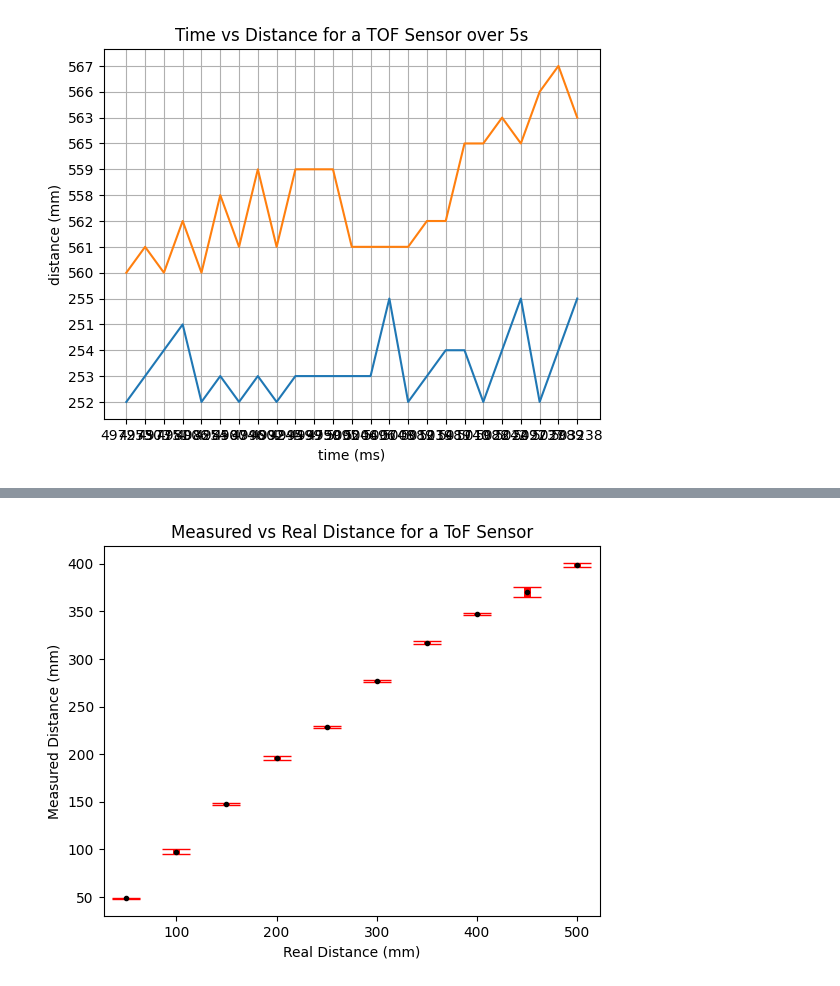
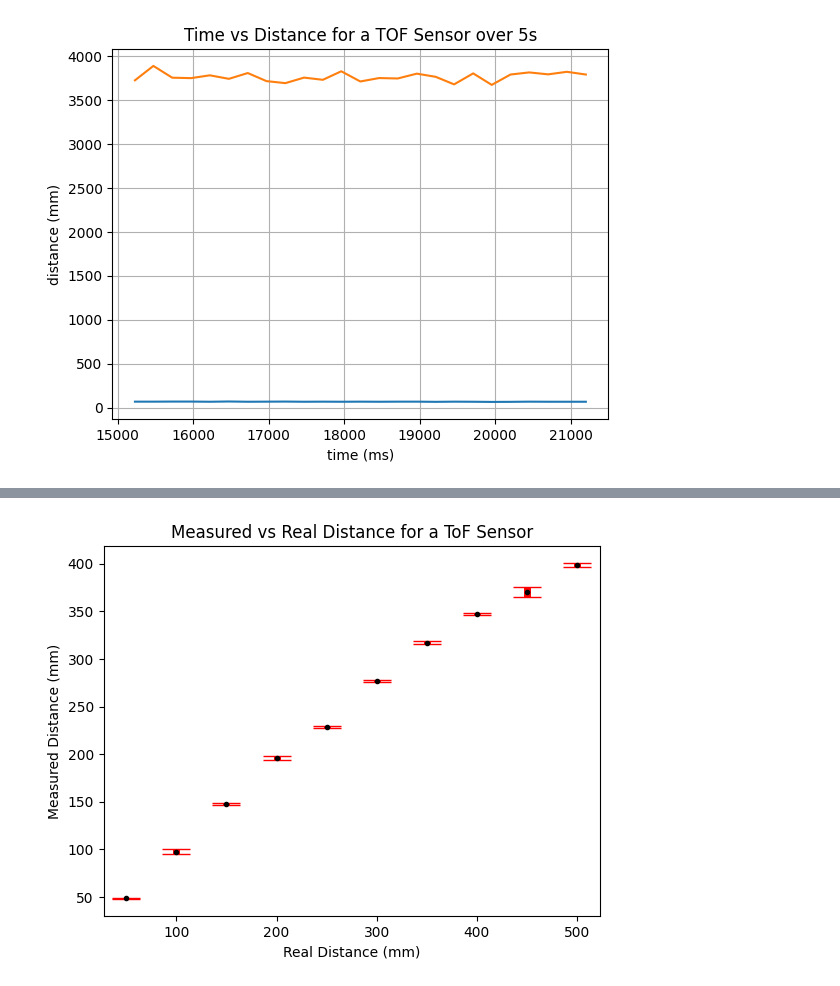
Before and after one commit to usedhondacivic/FAST-ROBOTS-2023, a Jupyter notebook: python/lab_3.ipynb, the cells around one changed output, grey strips where cells are left out. Drawn from its saved outputs; the diff is of its cells as text; code cells hidden in the pictures.

```diff
--- a/python/lab_3.ipynb
+++ b/python/lab_3.ipynb
@@ -45,13 +58,13 @@ AttributeError: GET_TOF_DATA_5S
 # %%
 fig, ax = plt.subplots()
-ax.plot(timeStamps, readingsA)
-ax.plot(timeStamps, readingsB)
+ax.plot(np.array(timeStamps).astype(float), np.array(readingsA).astype(float))
+ax.plot(np.array(timeStamps).astype(float), np.array(readingsB).astype(float))
 
 ax.set(xlabel='time (ms)', ylabel='distance (mm)',
        title='Time vs Distance for a TOF Sensor over 5s')
 ax.grid()
 
 fig.savefig("test.png")
 plt.show()
 # %% [output]
-[figure, old version]
+[figure, new version]
```
Also changed, not shown: parts of 3 cells of this notebook, 6 other files.
